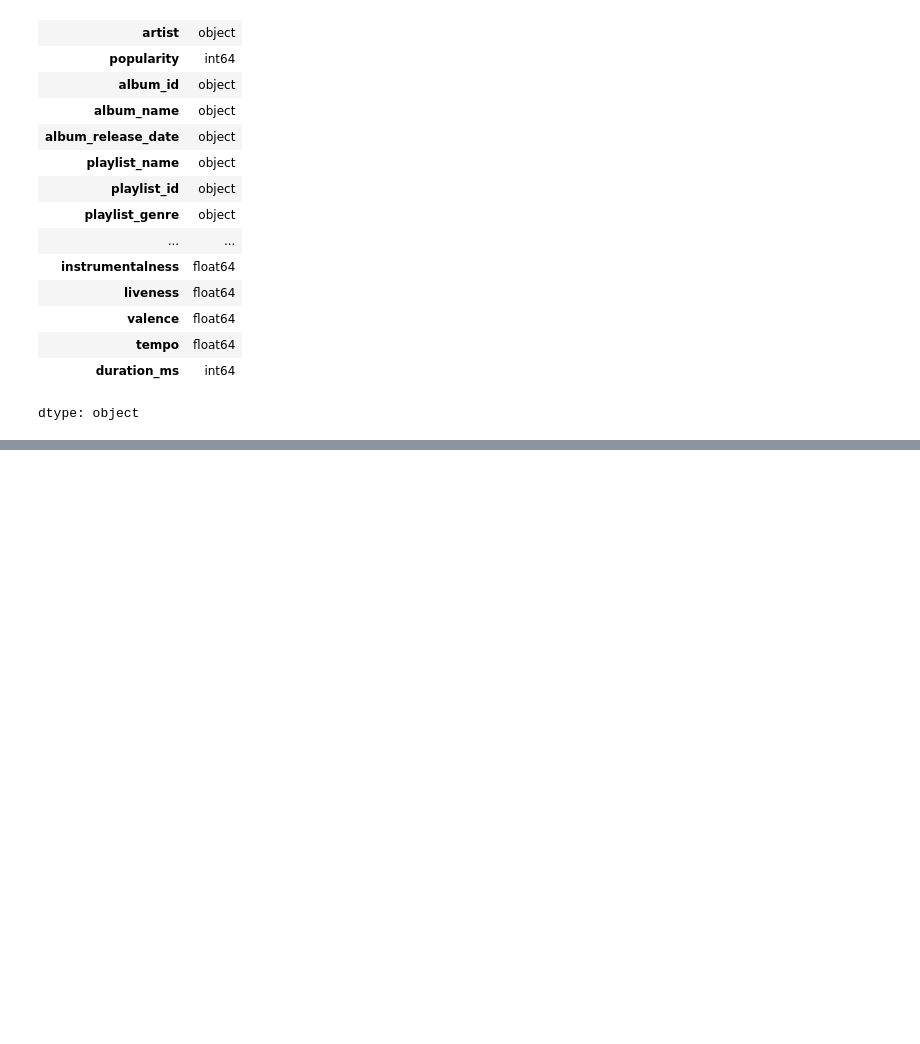
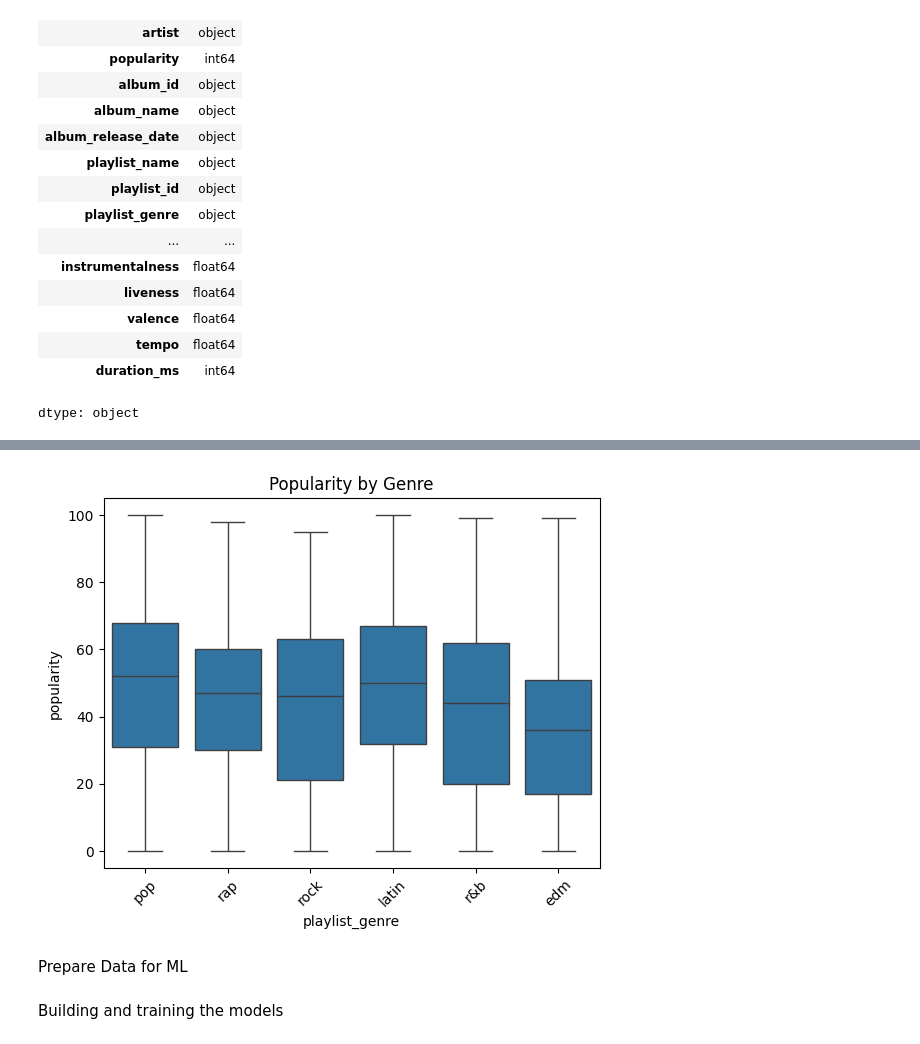
Before and after one commit to serahnjogu-new/Calculator, a Jupyter notebook: Machine_Learning_pipeline.ipynb, the cells around one changed output, grey strips where cells are left out. Drawn from its saved outputs; the diff is of its cells as text; code cells hidden in the pictures; blank space fills up the shorter version.

```diff
--- a/Machine_Learning_pipeline.ipynb
+++ b/Machine_Learning_pipeline.ipynb
@@ -77,4 +81,5 @@ print(df.columns.tolist())
 ['track_id', 'track_name', 'track_artist', 'track_popularity', 'track_album_id', 'track_album_name', 'track_album_release_date', 'playlist_name', 'playlist_id', 'playlist_genre', 'playlist_subgenre',  ...
 # %%
 # Removing the name track for convinience
-df = df.drop('track_name', axis=1)
+df.columns = df.columns.str.replace('^track_', '', regex=True)
+df.head()
@@ -306,0 +315,10 @@ Sample:
+# %%
+# Analyzing popularity by genre
+sns.boxplot(data=df, x='playlist_genre', y='popularity')
+plt.xticks(rotation=45)
+plt.title('Popularity by Genre')
+plt.show()
+# %% [output]
+[figure, added]
+# %% [markdown]
+Prepare Data for ML
@@ -306,0 +344,2 @@ Sample:
+# %% [markdown]
+Building and training the models
```
Also changed, not shown: parts of 38 cells of this notebook.
